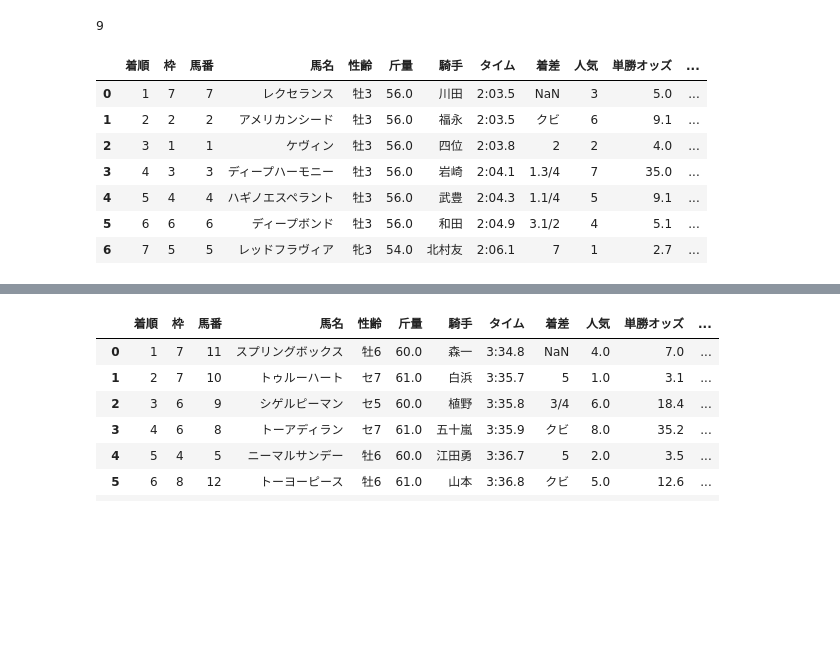
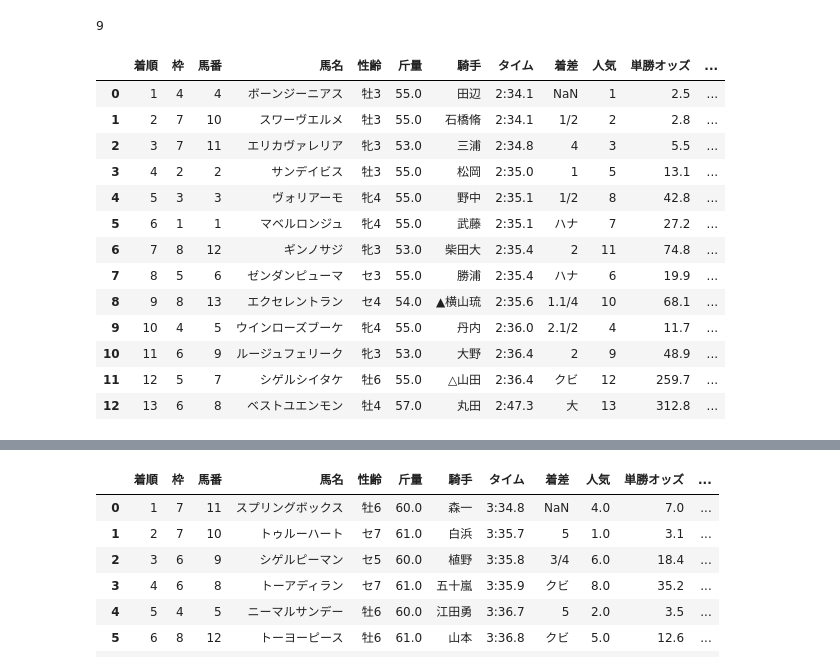
Before and after one commit to kaish-yo/fastapi-horseracepred, a Jupyter notebook: Tests.ipynb, the cells around one changed output, grey strips where cells are left out. Drawn from its saved outputs; the diff is of its cells as text; code cells hidden in the pictures; blank space fills up the shorter version.

```diff
--- a/Tests.ipynb
+++ b/Tests.ipynb
@@ -95,17 +217,23 @@ threading.active_count()
 9
 # %%
 import pandas as pd
-df = pd.read_html('https://race.netkeiba.com/race/result.html?race_id=202008010109')
+df = pd.read_html('https://race.netkeiba.com/race/result.html?race_id=202106050612')
 df[0]
 # %% [output]
 |  | 着順 | 枠 | 馬番 | 馬名 | 性齢 | 斤量 | 騎手 | タイム | 着差 | 人気 | 単勝オッズ | ... |
-| 0 | 1 | 7 | 7 | レクセランス | 牡3 | 56.0 | 川田 | 2:03.5 | NaN | 3 | 5.0 | ... |
-| 1 | 2 | 2 | 2 | アメリカンシード | 牡3 | 56.0 | 福永 | 2:03.5 | クビ | 6 | 9.1 | ... |
-| 2 | 3 | 1 | 1 | ケヴィン | 牡3 | 56.0 | 四位 | 2:03.8 | 2 | 2 | 4.0 | ... |
-| 3 | 4 | 3 | 3 | ディープハーモニー | 牡3 | 56.0 | 岩崎 | 2:04.1 | 1.3/4 | 7 | 35.0 | ... |
-| 4 | 5 | 4 | 4 | ハギノエスペラント | 牡3 | 56.0 | 武豊 | 2:04.3 | 1.1/4 | 5 | 9.1 | ... |
-| 5 | 6 | 6 | 6 | ディープボンド | 牡3 | 56.0 | 和田 | 2:04.9 | 3.1/2 | 4 | 5.1 | ... |
-| 6 | 7 | 5 | 5 | レッドフラヴィア | 牝3 | 54.0 | 北村友 | 2:06.1 | 7 | 1 | 2.7 | ... |
+| 0 | 1 | 4 | 4 | ボーンジーニアス | 牡3 | 55.0 | 田辺 | 2:34.1 | NaN | 1 | 2.5 | ... |
+| 1 | 2 | 7 | 10 | スワーヴエルメ | 牡3 | 55.0 | 石橋脩 | 2:34.1 | 1/2 | 2 | 2.8 | ... |
+| 2 | 3 | 7 | 11 | エリカヴァレリア | 牝3 | 53.0 | 三浦 | 2:34.8 | 4 | 3 | 5.5 | ... |
+| 3 | 4 | 2 | 2 | サンデイビス | 牡3 | 55.0 | 松岡 | 2:35.0 | 1 | 5 | 13.1 | ... |
+| 4 | 5 | 3 | 3 | ヴォリアーモ | 牝4 | 55.0 | 野中 | 2:35.1 | 1/2 | 8 | 42.8 | ... |
+| 5 | 6 | 1 | 1 | マベルロンジュ | 牝4 | 55.0 | 武藤 | 2:35.1 | ハナ | 7 | 27.2 | ... |
+| 6 | 7 | 8 | 12 | ギンノサジ | 牝3 | 53.0 | 柴田大 | 2:35.4 | 2 | 11 | 74.8 | ... |
+| 7 | 8 | 5 | 6 | ゼンダンピューマ | セ3 | 55.0 | 勝浦 | 2:35.4 | ハナ | 6 | 19.9 | ... |
+| 8 | 9 | 8 | 13 | エクセレントラン | セ4 | 54.0 | ▲横山琉 | 2:35.6 | 1.1/4 | 10 | 68.1 | ... |
+| 9 | 10 | 4 | 5 | ウインローズブーケ | 牝4 | 55.0 | 丹内 | 2:36.0 | 2.1/2 | 4 | 11.7 | ... |
+| 10 | 11 | 6 | 9 | ルージュフェリーク | 牝3 | 53.0 | 大野 | 2:36.4 | 2 | 9 | 48.9 | ... |
+| 11 | 12 | 5 | 7 | シゲルシイタケ | 牡6 | 55.0 | △山田 | 2:36.4 | クビ | 12 | 259.7 | ... |
+| 12 | 13 | 6 | 8 | ベストユエンモン | 牡4 | 57.0 | 丸田 | 2:47.3 | 大 | 13 | 312.8 | ... |
 # %%
 import pandas as pd
 # %%
```
Also changed, not shown: parts of 15 cells of this notebook, 19 other files.
